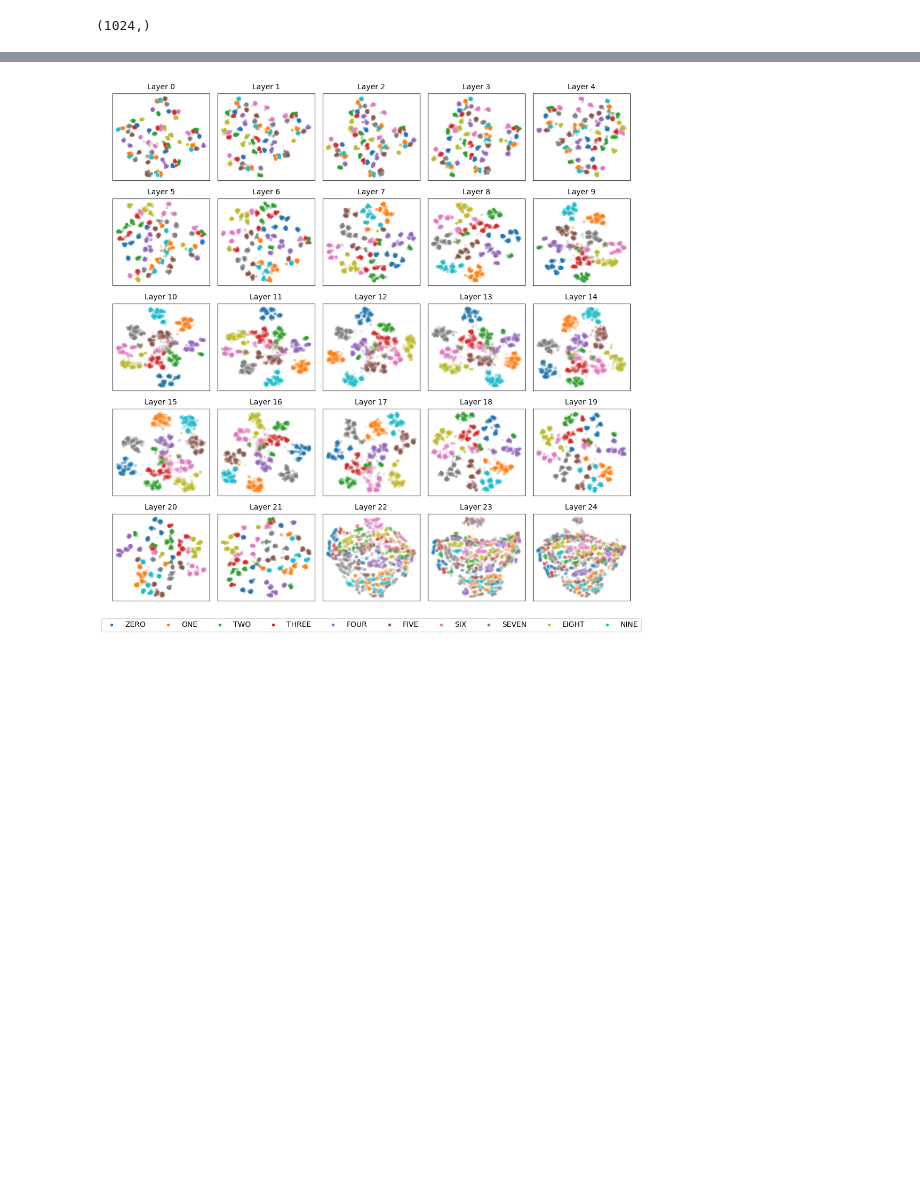
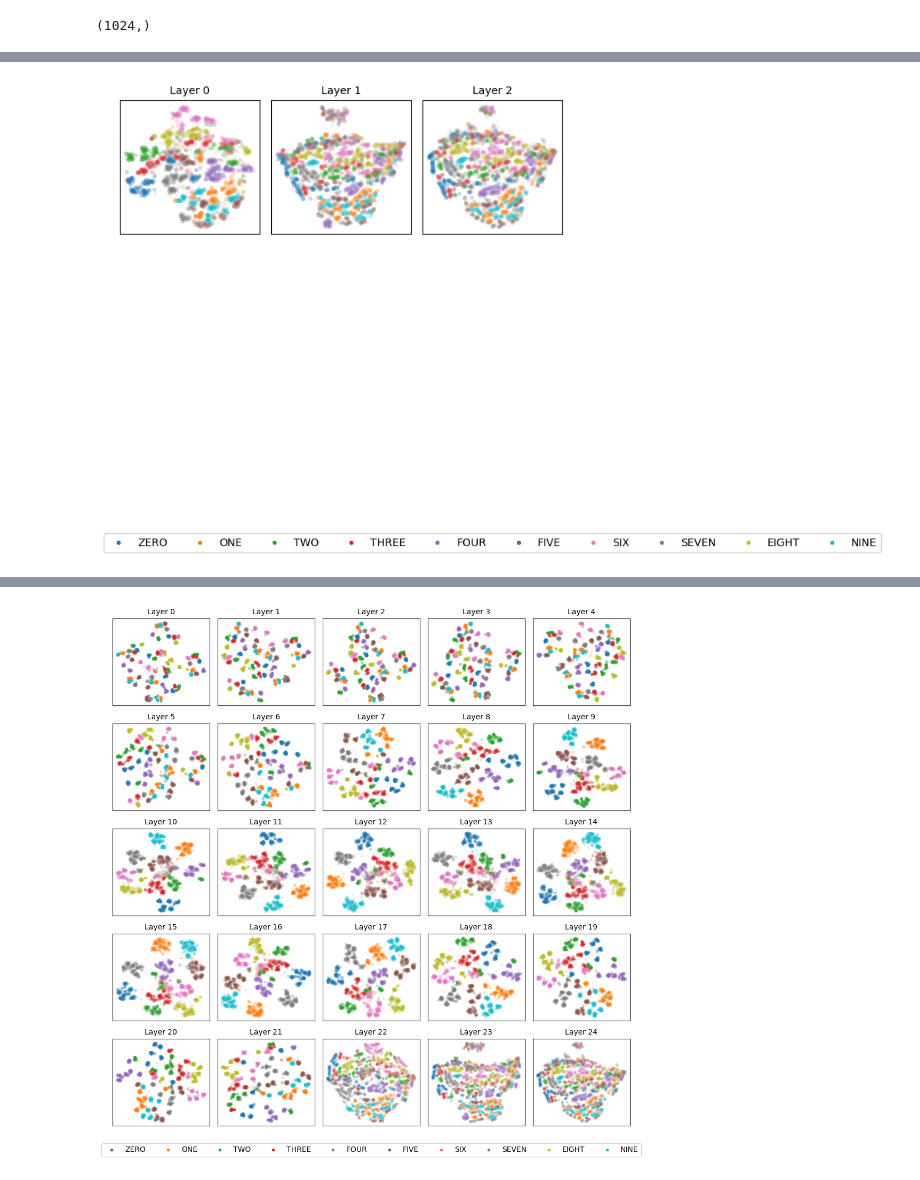
Before and after one commit to badrex/explore.speech.wav2vec2, a Jupyter notebook: visuallize_and_analyze_representations.ipynb, the cells around one changed output, grey strips where cells are left out. Saved outputs shown, nothing was run; the diff lists cells and outputs as text; code cells hidden in the pictures; blank space fills up the shorter version.

```diff
--- a/visuallize_and_analyze_representations.ipynb
+++ b/visuallize_and_analyze_representations.ipynb
@@ -280,0 +288,4 @@ len(tsne_layer_representations_large_pt)
+# %%
+plot_tsne(tsne_layer_representations_large_pt, labels, digit2word, 'w2v2_large_pt_scaled.png')
+# %% [output]
+[figure, added]
```
Also changed, not shown: parts of 9 cells of this notebook, 1 other file.
